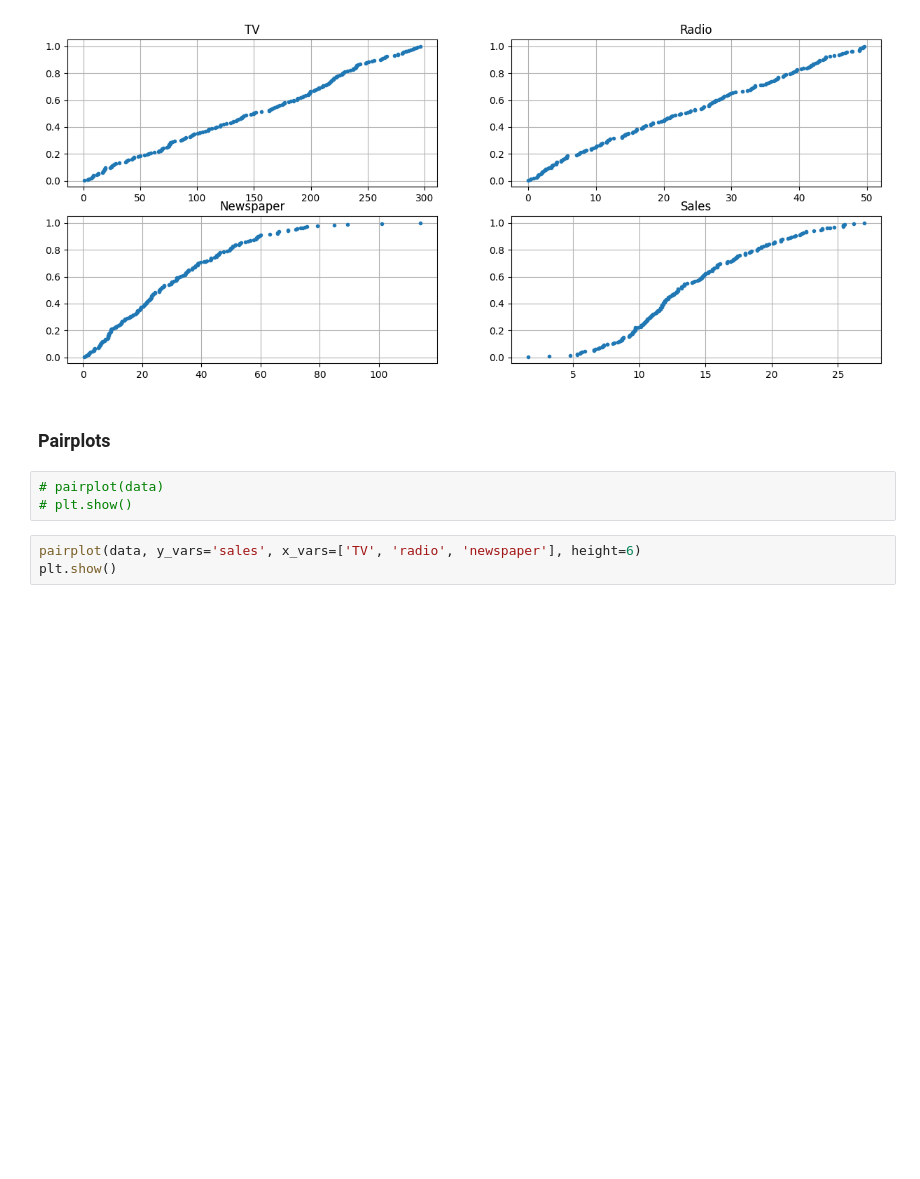
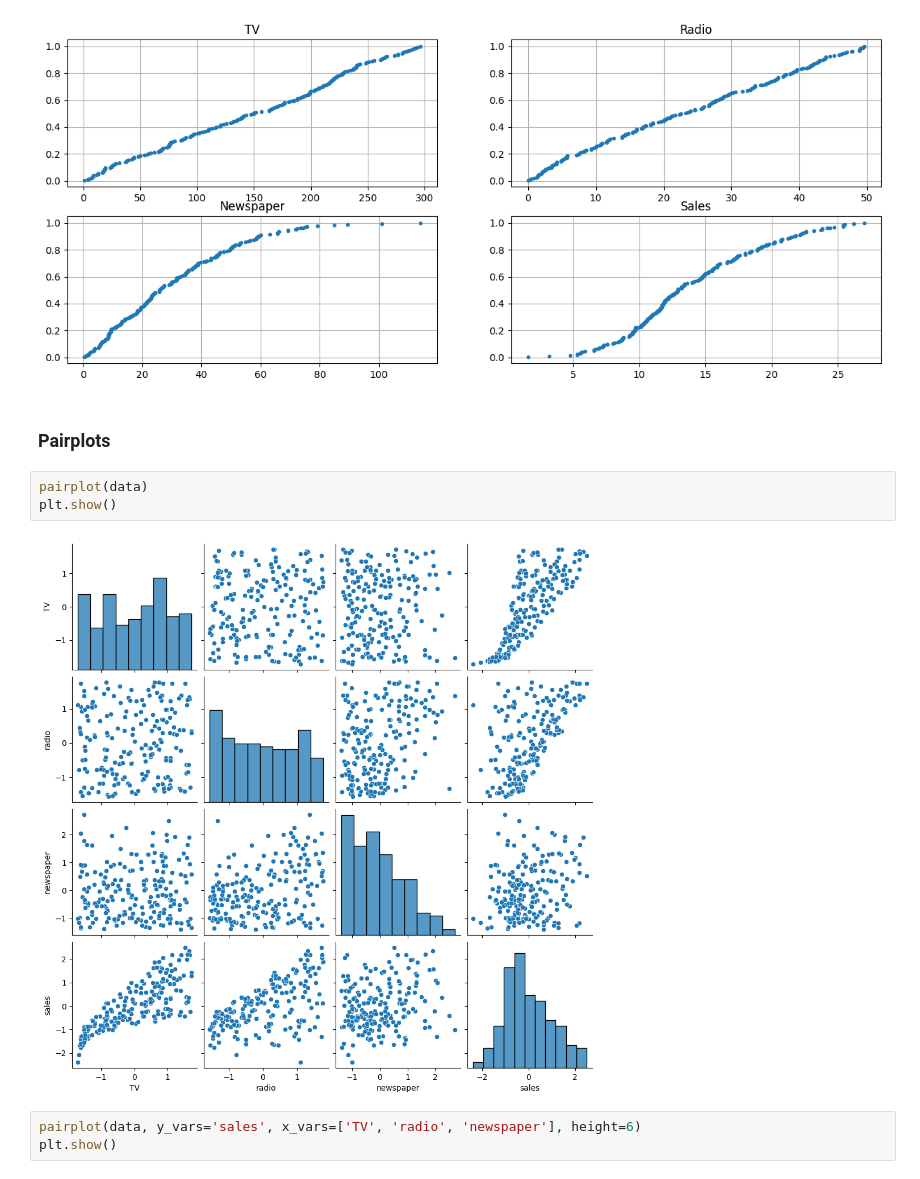
Before and after one commit to edelwiw/MachineLearning, a Jupyter notebook: Lab1.ipynb, the cells around one changed output. Drawn from its saved outputs; the diff is of its cells as text; blank space fills up the shorter version.

```diff
--- a/Lab1.ipynb
+++ b/Lab1.ipynb
@@ -194,8 +195,10 @@ plt.show()
 # %% [markdown]
 ### Pairplots
 # %%
-# pairplot(data)
-# plt.show()
+pairplot(data)
+plt.show()
+# %% [output]
+[figure, added]
 # %%
 pairplot(data, y_vars='sales', x_vars=['TV', 'radio', 'newspaper'], height=6)
 plt.show()
```
Also changed, not shown: parts of 15 cells of this notebook, 1 other file.
